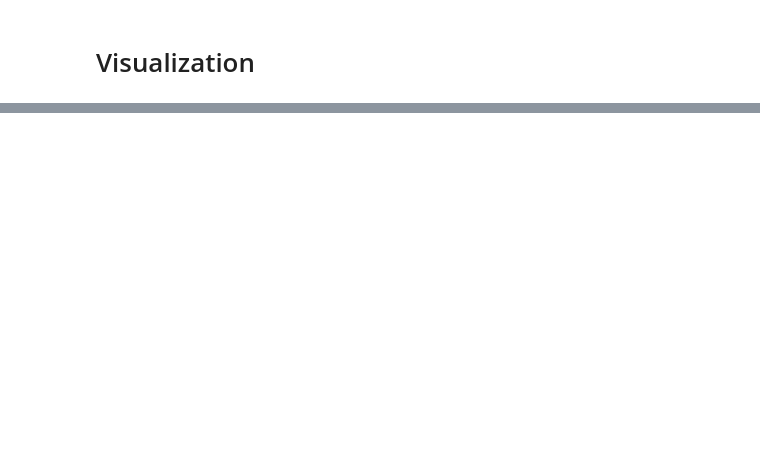
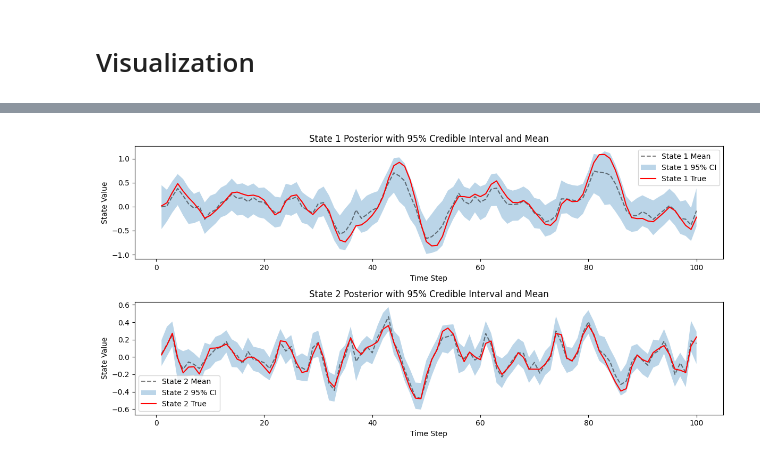
Before and after one commit to SMU-HCI/cs702-ci, a Jupyter notebook: week-10/lecture/lg-ssm.ipynb, the cells around one changed output, grey strips where cells are left out. Drawn from its saved outputs; the diff is of its cells as text; code cells hidden in the pictures; blank space fills up the shorter version.

```diff
--- a/week-10/lecture/lg-ssm.ipynb
+++ b/week-10/lecture/lg-ssm.ipynb
@@ -244,0 +306,73 @@ True B =
+# %%
+x_samples = samples['x_Traced<ShapedArray(int32[])>with<DynamicJaxprTrace>']
+num_samples, num_time_steps_minus_1, state_dim = x_samples.shape
+x_posterior_samples = {}
+for t in range(num_time_steps_minus_1):
+    x_posterior_samples[f"x_{t + 1}"] = x_samples[:, t, :]
+# %%
+def credible_interval(samples, alpha=0.95):
+    lower_percentile = (1 - alpha) / 2 * 100
+    upper_percentile = (1 + alpha) / 2 * 100
+    lower = np.percentile(samples, lower_percentile, axis=0)
+    upper = np.percentile(samples, upper_percentile, axis=0)
+    mean = np.mean(samples, axis=0)
+    return lower, upper, mean
+# %%
+def credible_interval(samples, alpha=0.95):
+    lower_percentile = (1 - alpha) / 2 * 100
+    upper_percentile = (1 + alpha) / 2 * 100
+    lower = np.percentile(samples, lower_percentile, axis=0)
+    upper = np.percentile(samples, upper_percentile, axis=0)
+    mean = np.mean(samples, axis=0)
+    return lower, upper, mean
+
+
+time_steps = range(1, num_time_steps_minus_1 + 1)
+
+plt.figure(figsize=(12, 6))
+
+for state_idx in range(state_dim):
+    lower_bounds = []
+    upper_bounds = []
+    mean_values = []
+
+    for t in time_steps:
+        samples = x_posterior_samples[f"x_{t}"][:, state_idx]
+        lower, upper, mean = credible_interval(samples)
+        lower_bounds.append(lower)
+        upper_bounds.append(upper)
+        mean_values.append(mean)
+
+    plt.subplot(2, 1, state_idx + 1)
+    plt.plot(
+        time_steps,
+        mean_values,
+        label=f"State {state_idx + 1} Mean",
+        color="black",
+        alpha=0.5,
+        linestyle="--",
+    )
+    plt.fill_between(
+        time_steps,
+        lower_bounds,
+        upper_bounds,
+        alpha=0.3,
+        label=f"State {state_idx + 1} 95% CI",
+    )
+
+    plt.plot(
+        time_steps,
+        X[1:, state_idx],
+        label=f"State {state_idx + 1} True",
+        color="red",
+        alpha=1)
+
+    plt.xlabel("Time Step")
+    plt.ylabel("State Value")
+    plt.title(f"State {state_idx + 1} Posterior with 95% Credible Interval and Mean")
+    plt.legend()
+
+plt.tight_layout()
+plt.show()
+# %% [output]
+[figure, added]
```
Also changed, not shown: parts of 11 cells of this notebook.
